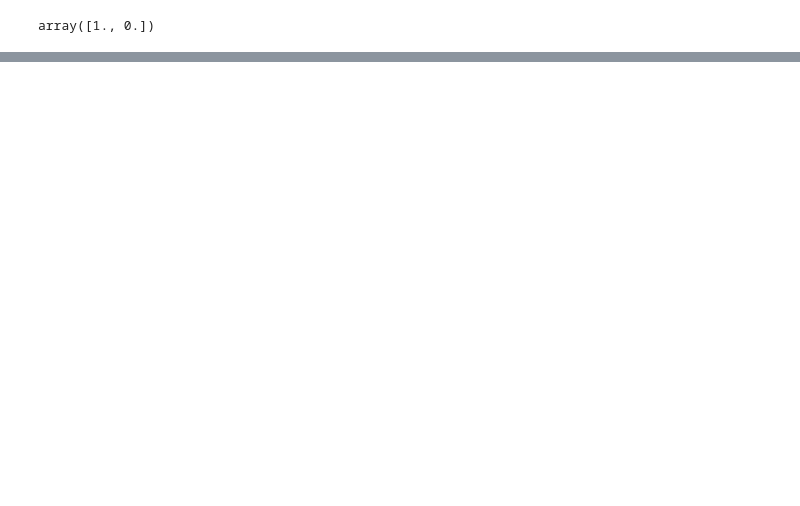
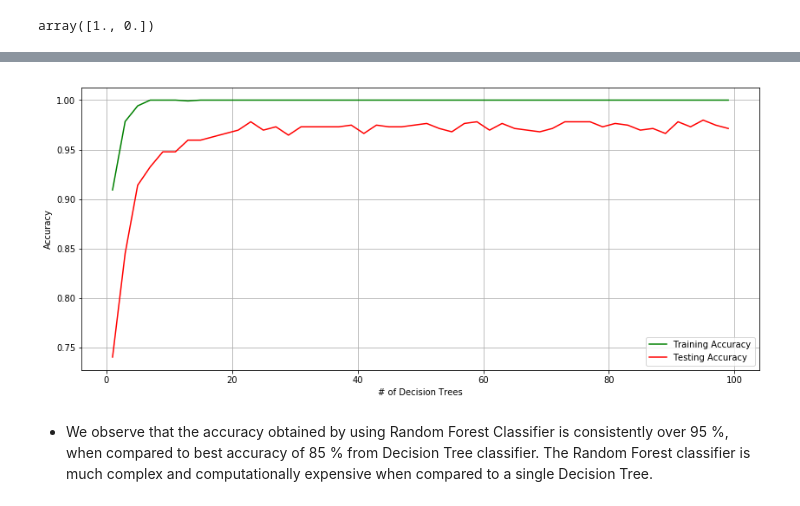
Before and after one commit to AdiVarma27/AdiVarma27.github.io, a Jupyter notebook: _jupyter/2019-07-09-Decision Trees & Random Forests.ipynb, the cells around one changed output, grey strips where cells are left out. Saved outputs shown, nothing was run; the diff lists cells and outputs as text; code cells hidden in the pictures; blank space fills up the shorter version.

```diff
--- a/_jupyter/2019-07-09-Decision Trees & Random Forests.ipynb
+++ b/_jupyter/2019-07-09-Decision Trees & Random Forests.ipynb
@@ -135,0 +182,9 @@ array([1., 0.])
+# %%
+# classifier
+dt_clf_digits = DecisionTreeClassifier(criterion='entropy')
+
+# training dataset
+dt_clf_digits.fit(X_train, y_train)
+
+# prediction step
+y_pred = dt_clf_digits.predict(X_test)
@@ -135,0 +262,39 @@ array([1., 0.])
+# %%
+from sklearn.ensemble import RandomForestClassifier
+
+def RandomForestClf():
+
+    X_train, X_test, y_train, y_test = train_test_split(df, digits_y, test_size=0.33, random_state=42)
+    train_acc = []
+    test_acc = []
+
+    for i in range(1,100,2):
+        # classifier
+        dt_clf_digits = RandomForestClassifier(criterion='entropy', n_estimators=i)
+
+        # training dataset
+        dt_clf_digits.fit(X_train, y_train)
+
+        # prediction step
+        y_pred = dt_clf_digits.predict(X_test)
+
+        #accuracy
+        train_acc.append(accuracy_score(y_train, dt_clf_digits.predict(X_train)))
+        test_acc.append(accuracy_score(y_test, y_pred))
+
+    return train_acc, test_acc
+# %%
+# function call
+train_acc, test_acc = RandomForestClf()
+
+plt.figure(figsize=(14,6))
+plt.plot(np.arange(1,100,2),train_acc,c='g',label='Training Accuracy')
+plt.plot(np.arange(1,100,2),test_acc,c='r',label='Testing Accuracy')
+plt.xlabel('# of Decision Trees')
+plt.ylabel('Accuracy')
+plt.legend()
+plt.grid()
+# %% [output]
+[figure, added]
+# %% [markdown]
+* We observe that the accuracy obtained by using Random Forest Classifier is consistently over 95 %, when compared to best accuracy of 85 % from Decision Tree classifier. The Random Forest classifier is much complex and computationally expensive when compared to a single Decision Tree.
```
Also changed, not shown: parts of 17 cells of this notebook.
